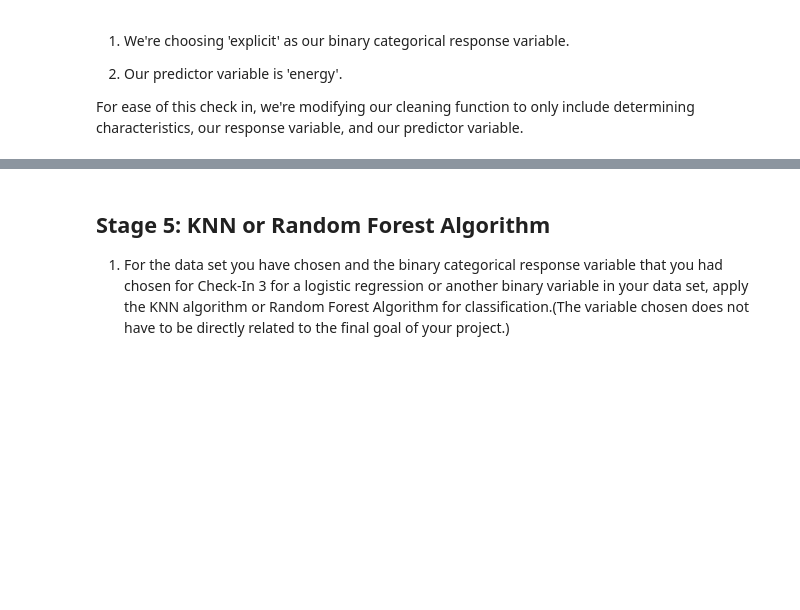
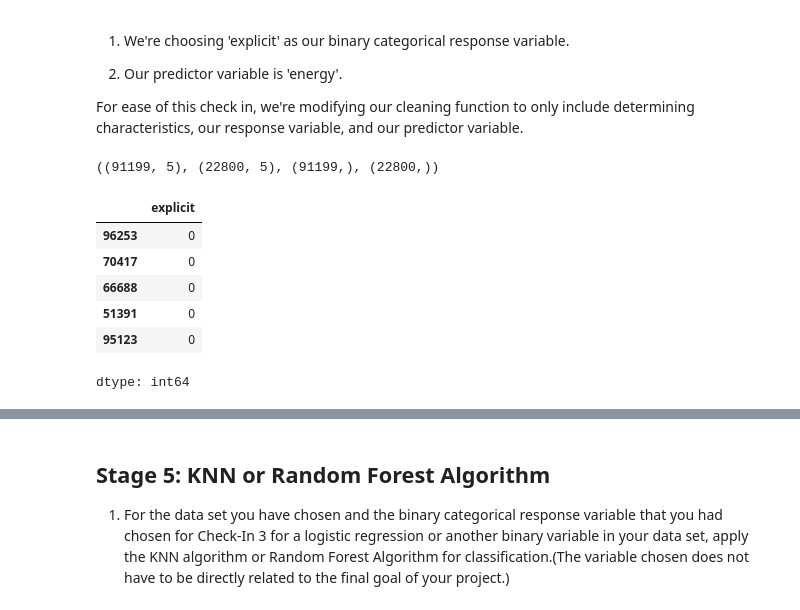
Before and after one commit to rghosh1353/spotify_genre_proj, a Jupyter notebook: Check_in_4_Classification.ipynb, the cells around one changed output, grey strips where cells are left out. Drawn from its saved outputs; the diff is of its cells as text; code cells hidden in the pictures; blank space fills up the shorter version.

```diff
--- a/Check_in_4_Classification.ipynb
+++ b/Check_in_4_Classification.ipynb
@@ -75,6 +79,18 @@ def clean_data(df):
 spotify_clean = clean_data(df)
 # %%
 # Split data into train and test
-train_spotify, val_spotify = train_test_split(spotify_clean, test_size=0.2, random_state=42)
-train_spotify
+X_train, X_test, y_train, y_test = train_test_split(spotify_clean.drop('explicit', axis=1), spotify_clean['explicit'], test_size=0.2, random_state=42)
+X_train.shape, X_test.shape, y_train.shape, y_test.shape
+# %% [output]
+((91199, 5), (22800, 5), (91199,), (22800,))
+# %%
+y_train.head()
+# %% [output]
+|  | explicit |
+| 96253 | 0 |
+| 70417 | 0 |
+| 66688 | 0 |
+| 51391 | 0 |
+| 95123 | 0 |
+dtype: int64
 # %%
```
Also changed, not shown: parts of 16 cells of this notebook.
